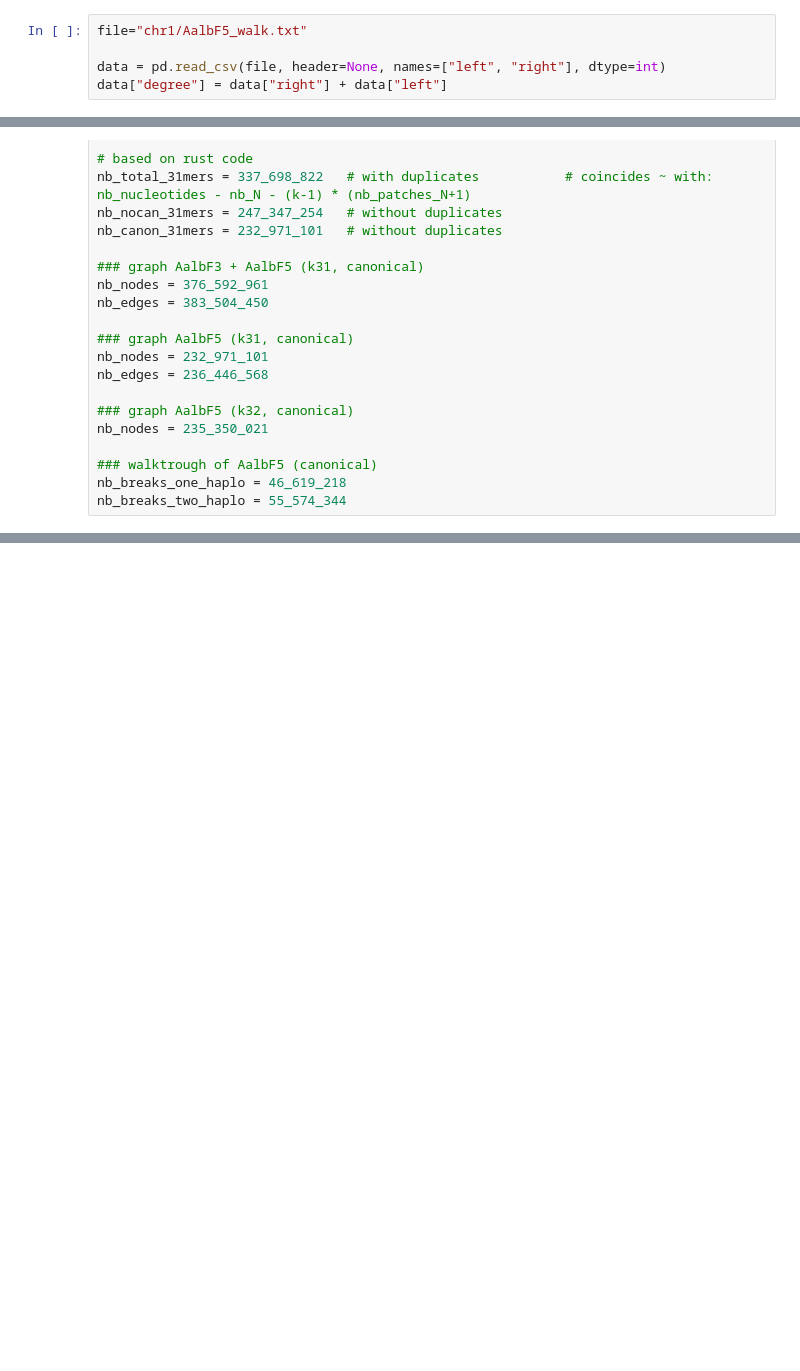
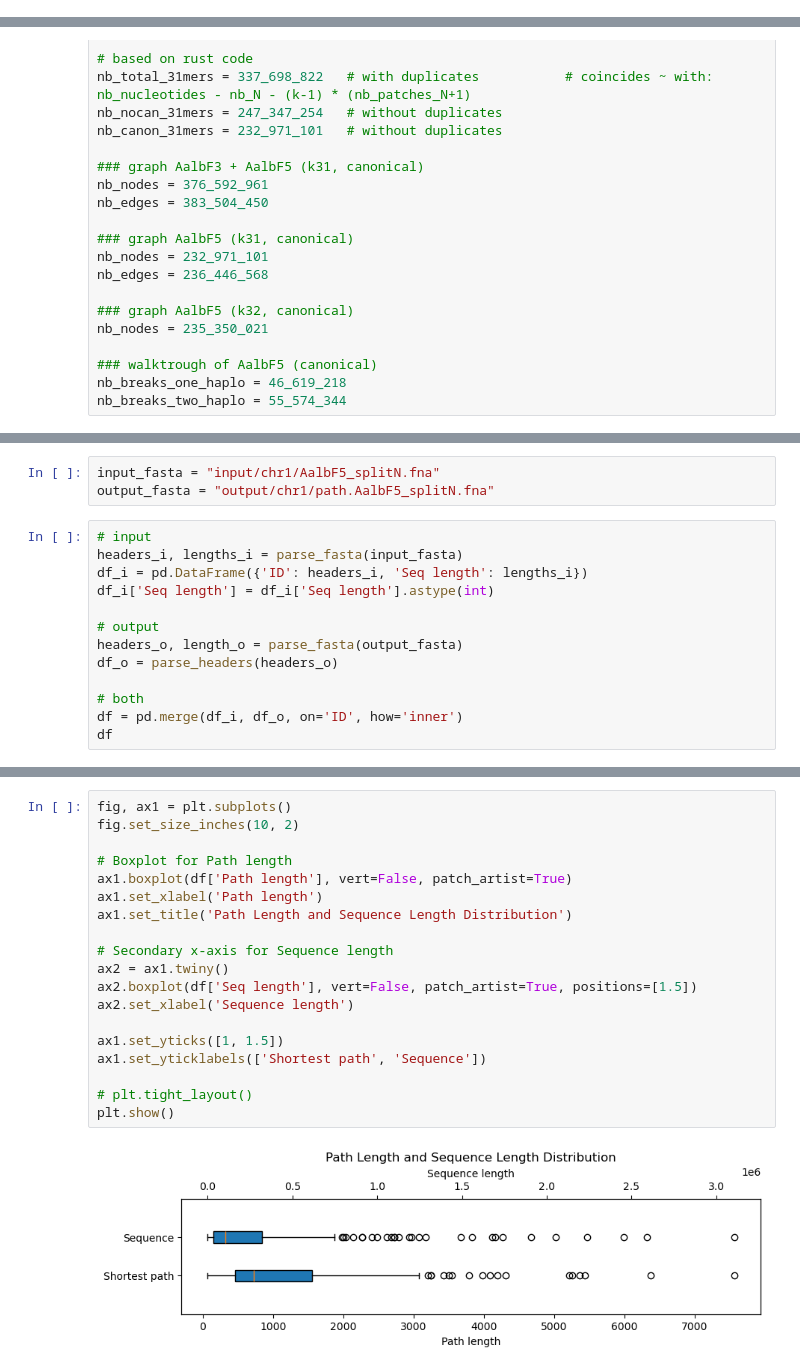
Before and after one commit to flopau76/dBG_project, a Jupyter notebook: data/notebook.ipynb, the cells around one changed output, grey strips where cells are left out. Saved outputs shown, nothing was run; the diff lists cells and outputs as text; blank space fills up the shorter version.

```diff
--- a/data/notebook.ipynb
+++ b/data/notebook.ipynb
@@ -5,5 +6,0 @@ import matplotlib.pyplot as plt
-# %%
-file="chr1/AalbF5_walk.txt"
-
-data = pd.read_csv(file, header=None, names=["left", "right"], dtype=int)
-data["degree"] = data["right"] + data["left"]
@@ -70,0 +107,16 @@ Percentage of break added when combining graph 1 and 2: 14.76%
+# %%
+input_fasta = "input/chr1/AalbF5_splitN.fna"
+output_fasta = "output/chr1/path.AalbF5_splitN.fna"
+# %%
+# input
+headers_i, lengths_i = parse_fasta(input_fasta)
+df_i = pd.DataFrame({'ID': headers_i, 'Seq length': lengths_i})
+df_i['Seq length'] = df_i['Seq length'].astype(int)
+
+# output
+headers_o, length_o = parse_fasta(output_fasta)
+df_o = parse_headers(headers_o)
+
+# both
+df = pd.merge(df_i, df_o, on='ID', how='inner')
+df
@@ -70,0 +137,21 @@ Percentage of break added when combining graph 1 and 2: 14.76%
+# %%
+fig, ax1 = plt.subplots()
+fig.set_size_inches(10, 2)
+
+# Boxplot for Path length
+ax1.boxplot(df['Path length'], vert=False, patch_artist=True)
+ax1.set_xlabel('Path length')
+ax1.set_title('Path Length and Sequence Length Distribution')
+
+# Secondary x-axis for Sequence length
+ax2 = ax1.twiny()
+ax2.boxplot(df['Seq length'], vert=False, patch_artist=True, positions=[1.5])
+ax2.set_xlabel('Sequence length')
+
+ax1.set_yticks([1, 1.5])
+ax1.set_yticklabels(['Shortest path', 'Sequence'])
+
+# plt.tight_layout()
+plt.show()
+# %% [output]
+[figure, added]
```
Also changed, not shown: parts of 13 cells of this notebook, 10 other files.
